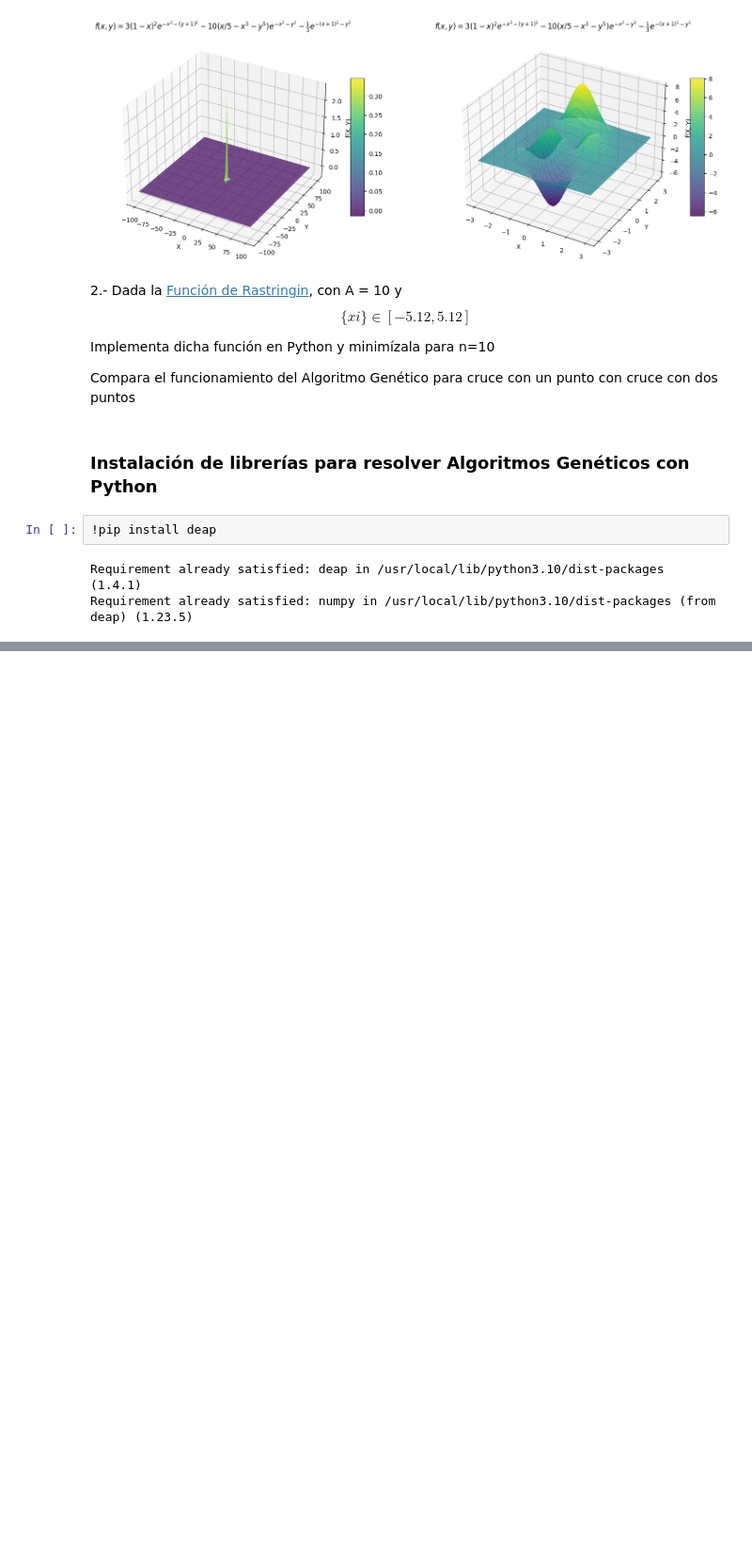
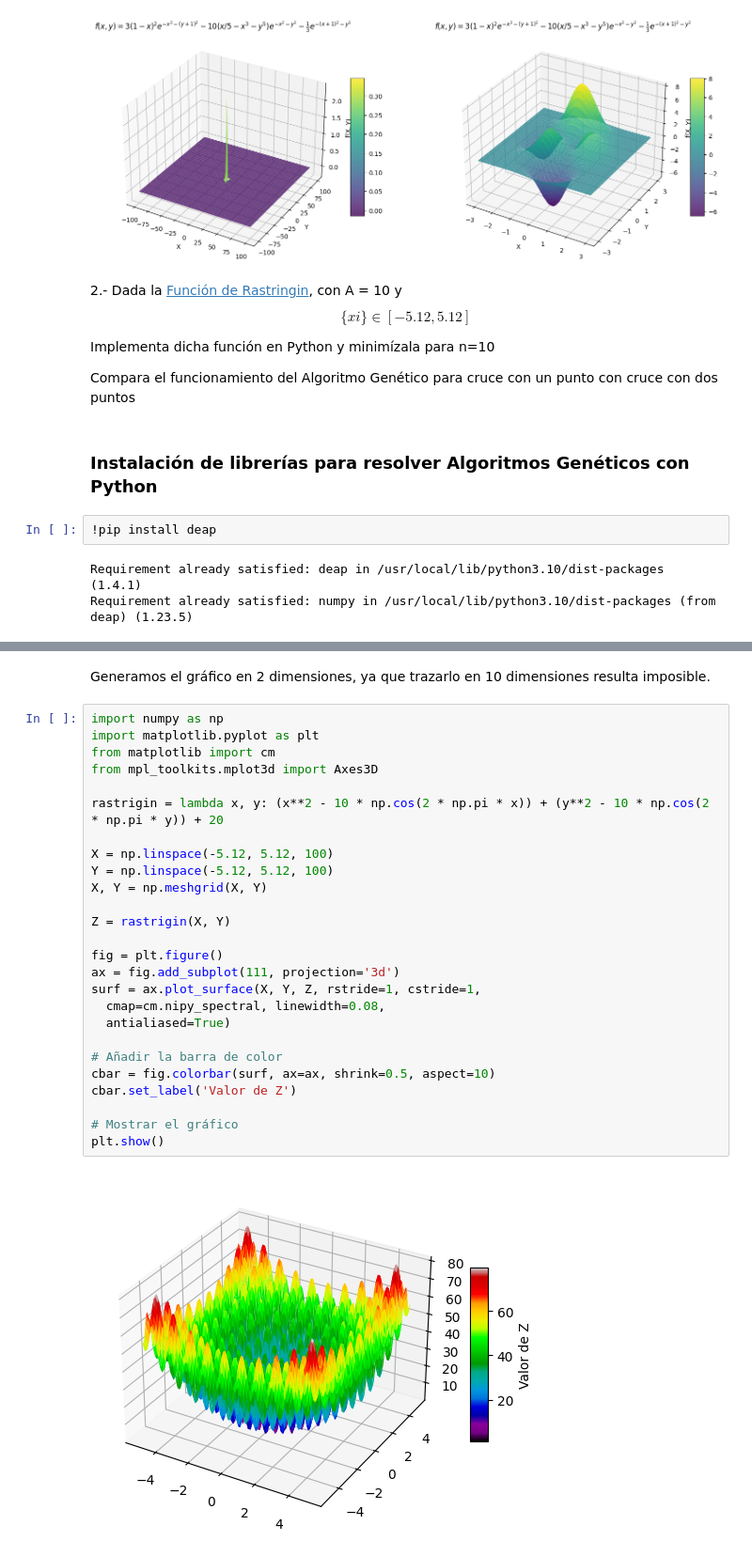
Before and after one commit to Alf-caput/P4_AlgoritmoGenetico, a Jupyter notebook: P4_AlgGen.ipynb, the cells around one changed output, grey strips where cells are left out. Shown: that part at 94% size. Drawn from its saved outputs; the diff is of its cells as text; blank space fills up the shorter version.

```diff
--- a/P4_AlgGen.ipynb
+++ b/P4_AlgGen.ipynb
@@ -162,0 +164,30 @@ AttributeError: ignored
+# %% [markdown]
+Generamos el gráfico en 2 dimensiones, ya que trazarlo en 10 dimensiones resulta imposible.
+# %%
+import numpy as np
+import matplotlib.pyplot as plt
+from matplotlib import cm
+from mpl_toolkits.mplot3d import Axes3D
+
+rastrigin = lambda x, y: (x**2 - 10 * np.cos(2 * np.pi * x)) + (y**2 - 10 * np.cos(2 * np.pi * y)) + 20
+
+X = np.linspace(-5.12, 5.12, 100)
+Y = np.linspace(-5.12, 5.12, 100)
+X, Y = np.meshgrid(X, Y)
+
+Z = rastrigin(X, Y)
+
+fig = plt.figure()
+ax = fig.add_subplot(111, projection='3d')
+surf = ax.plot_surface(X, Y, Z, rstride=1, cstride=1,
+  cmap=cm.nipy_spectral, linewidth=0.08,
+  antialiased=True)
+
+# Añadir la barra de color
+cbar = fig.colorbar(surf, ax=ax, shrink=0.5, aspect=10)
+cbar.set_label('Valor de Z')
+
+# Mostrar el gráfico
+plt.show()
+# %% [output]
+[figure, added]
```
Also changed, not shown: parts of 3 cells of this notebook.
